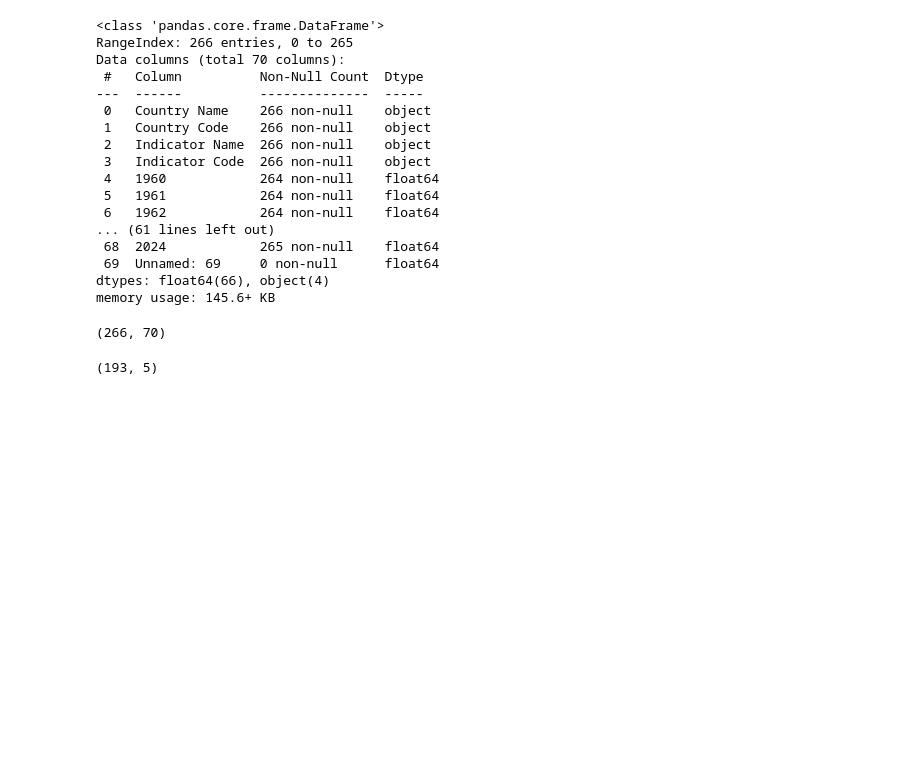
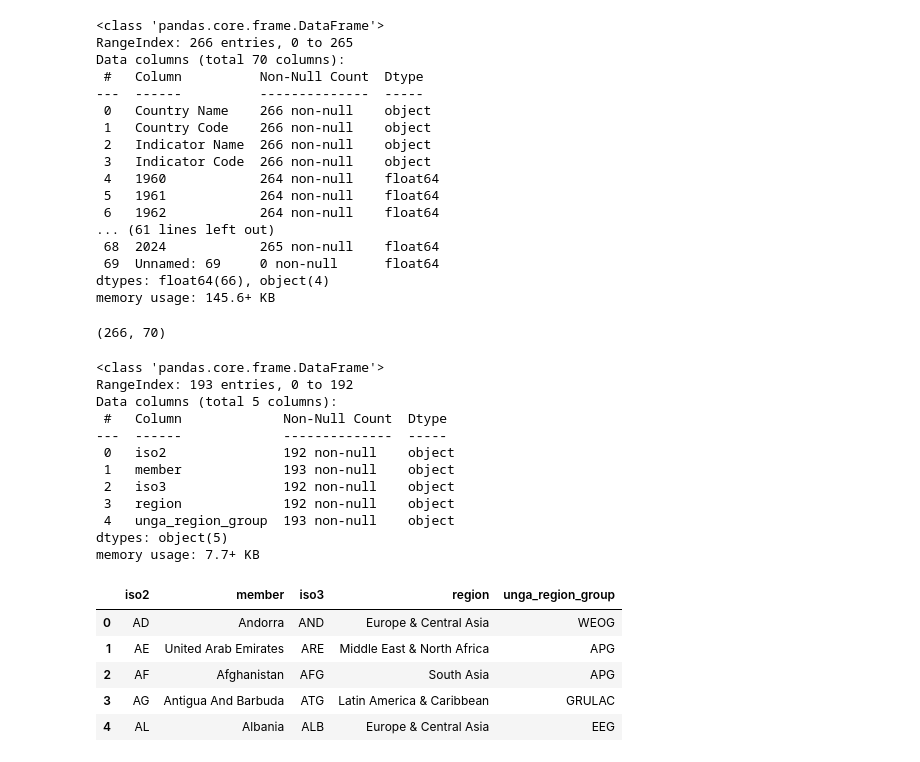
Before and after one commit to sandrakemboi/ETL-project, a Jupyter notebook: data_ETL.ipynb, the cells around one changed output. Cells and saved outputs as stored; diff of their text form; code cells hidden in the pictures; blank space fills up the shorter version.

```diff
--- a/data_ETL.ipynb
+++ b/data_ETL.ipynb
@@ -51,8 +51,26 @@ memory usage: 145.6+ KB
 # %%
 # Get list of countries
 countries_data = pd.read_csv('un_member_iso_region.csv')
-countries_data.shape
+countries_data.info()
+countries_data.head()
 # %% [output]
-(193, 5)
+<class 'pandas.core.frame.DataFrame'>
+RangeIndex: 193 entries, 0 to 192
+Data columns (total 5 columns):
+ #   Column             Non-Null Count  Dtype
+---  ------             --------------  -----
+ 0   iso2               192 non-null    object
+ 1   member             193 non-null    object
+ 2   iso3               192 non-null    object
+ 3   region             192 non-null    object
+ 4   unga_region_group  193 non-null    object
+dtypes: object(5)
+memory usage: 7.7+ KB
+|  | iso2 | member | iso3 | region | unga_region_group |
+| 0 | AD | Andorra | AND | Europe & Central Asia | WEOG |
+| 1 | AE | United Arab Emirates | ARE | Middle East & North Africa | APG |
+| 2 | AF | Afghanistan | AFG | South Asia | APG |
+| 3 | AG | Antigua And Barbuda | ATG | Latin America & Caribbean | GRULAC |
+| 4 | AL | Albania | ALB | Europe & Central Asia | EEG |
 # %%
 corona_cases  = pd.read_csv('country_wise_latest.csv')
```
Also changed, not shown: parts of 3 cells of this notebook.
